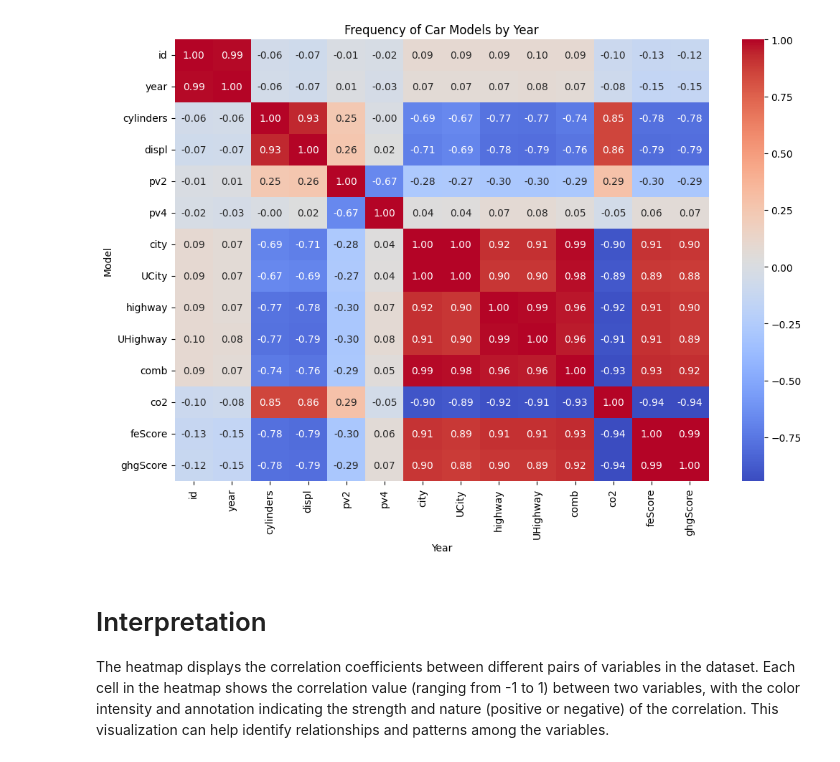
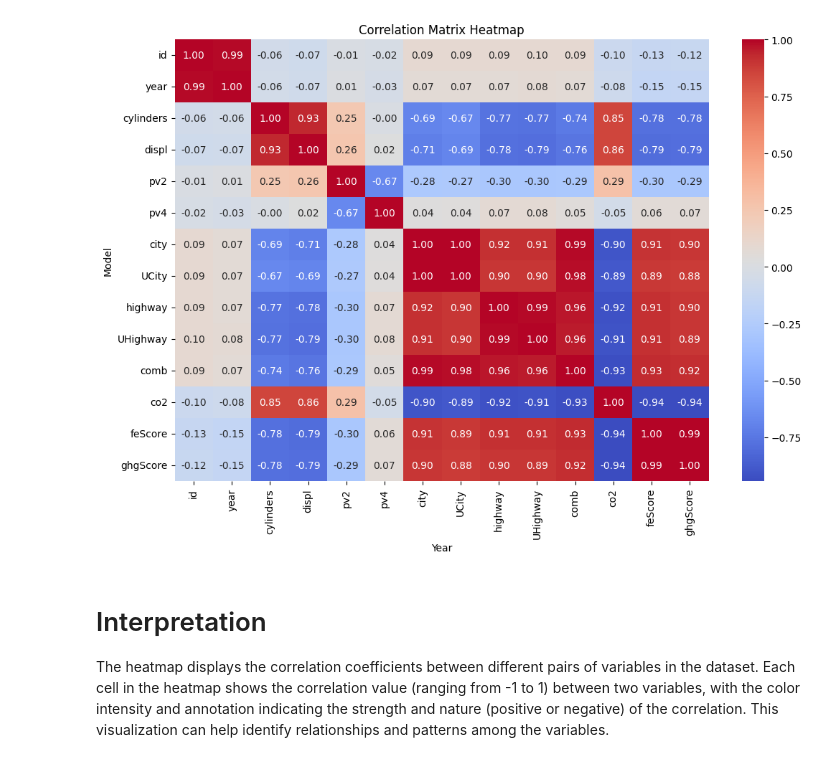
Before and after one commit to Morioh/math_for_ml, a Jupyter notebook: formative_one_visualization/visualizations_notebook.ipynb, the cells around one changed output. Cells and saved outputs as stored; diff of their text form; code cells hidden in the pictures.

Commit message:
Project Plotting

```diff
--- a/formative_one_visualization/visualizations_notebook.ipynb
+++ b/formative_one_visualization/visualizations_notebook.ipynb
@@ -50,0 +94,21 @@ The histogram shows that BMW's are the most common car make. Each bar correspond
+# %%
+# YOUR CODE HERE
+data = pd.read_csv(file_path)
+
+# Identify the column related to Carbon Dioxide emissions
+# It's common to find variations in the column name, like 'co2', 'CO2', 'carbon_dioxide', etc.
+co2_columns = [col for col in data.columns if 'co2' in col.lower()]
+
+if co2_columns:
+    # Assuming the first column found is the relevant one
+    co2_column = co2_columns[0]
+
+    # Plotting the histogram for Carbon Dioxide emissions
+    plt.figure(figsize=(10, 6))
+    sns.histplot(data[co2_column], kde=True)
+    plt.title(f'Distribution of Carbon Dioxide Emissions ({co2_column})')
+    plt.xlabel('CO2 Emissions')
+    plt.ylabel('Frequency')
+    plt.show()
+else:
+    print("The dataset does not contain a column for Carbon Dioxide emissions.")
@@ -51,19 +155,17 @@ The histogram shows that BMW's are the most common car make. Each bar correspond
 # %%
-# Create a frequency table
-
 # Compute the correlation matrix
 corr_matrix = data.corr()
 
 
 # Create the heatmap
 plt.figure(figsize=(12, 8))  # You can adjust the size as needed
 sns.heatmap(corr_matrix, annot=True, fmt=".2f", cmap="coolwarm")
-plt.title("Frequency of Car Models by Year")
+plt.title("Correlation Matrix Heatmap")
 plt.ylabel('Model')
 plt.xlabel('Year')
 plt.show()
 # %% [output]
-[figure, old version]
+[figure, new version]
 # %% [markdown]
 # Interpretation
 
```
Also changed, not shown: parts of 16 cells of this notebook, 6 other files.
